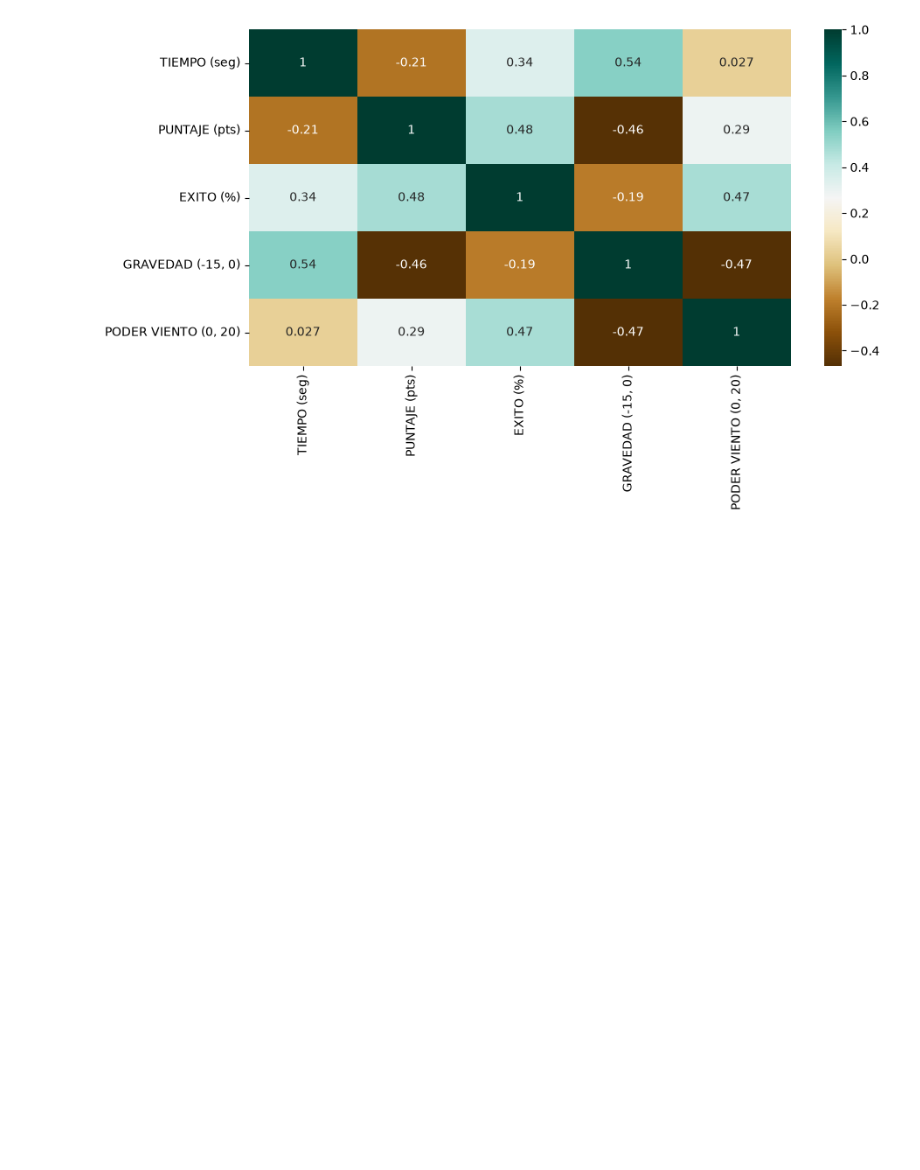
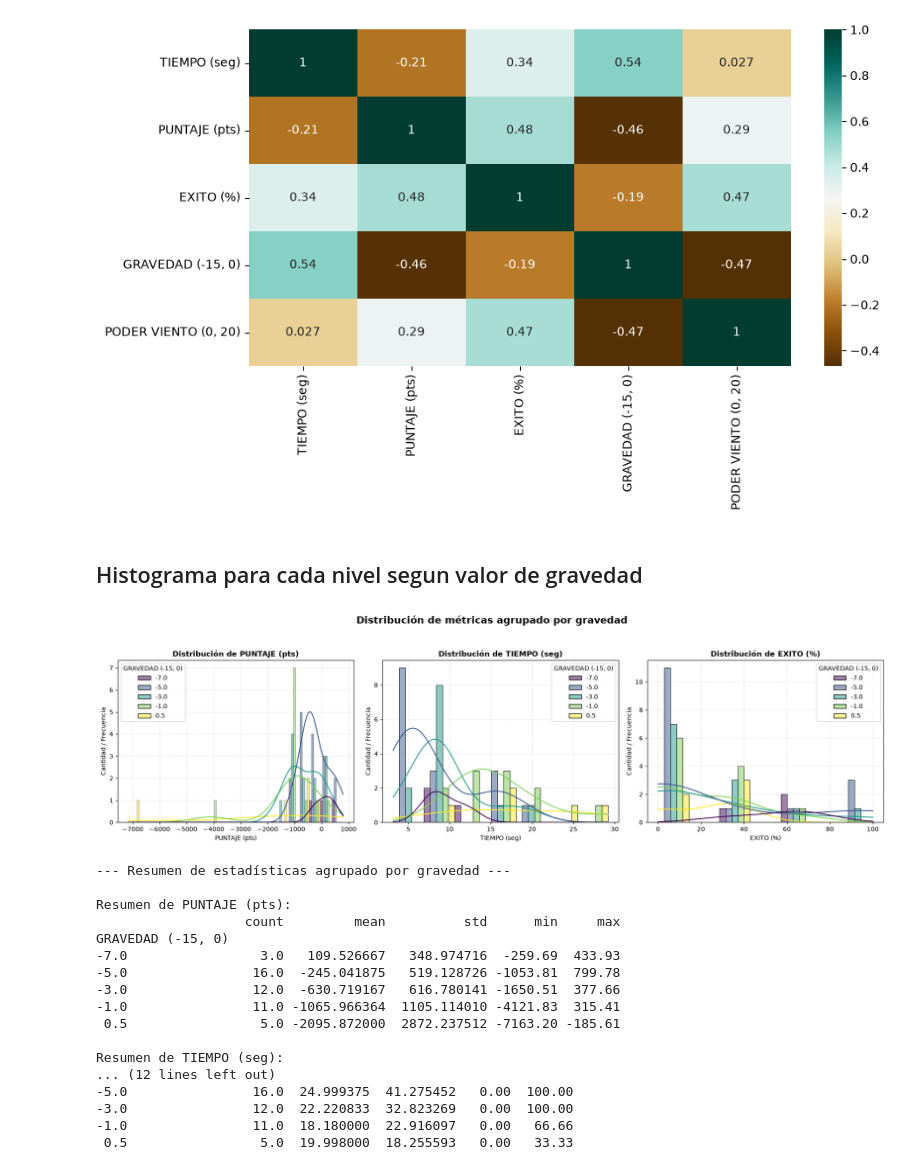
Before and after one commit to pdmeta108/fuzzy-classifier-adaptative-difficulty, a Jupyter notebook: src/notebooks/data_analysis.ipynb, the cells around one changed output. Drawn from its saved outputs; the diff is of its cells as text; code cells hidden in the pictures; blank space fills up the shorter version.

Commit message:
data analysis

```diff
--- a/src/notebooks/data_analysis.ipynb
+++ b/src/notebooks/data_analysis.ipynb
@@ -109,3 +92,64 @@ sns.heatmap(c,cmap="BrBG",annot=True)
 # %% [output]
 <Axes: >
 [figure]
+# %% [markdown]
+## Histograma para cada nivel segun valor de gravedad
+# %%
+# 2. Define Variables
+gravity_col = 'GRAVEDAD (-15, 0)'
+metrics = ['PUNTAJE (pts)', 'TIEMPO (seg)', 'EXITO (%)']
+
+# Get unique gravity values to dynamically adjust colors/labels
+unique_gravities = sorted(df[gravity_col].unique())
+
+# 3. Set up the plotting grid (1 row, 3 columns for the 3 metrics)
+fig, axes = plt.subplots(1, 3, figsize=(18, 5))
+fig.suptitle('Distribución de métricas agrupado por gravedad', fontsize=16, fontweight='bold', y=1.05)
+
+# 4. Generate Histograms
+for i, metric in enumerate(metrics):
+    # We use seaborn's histplot with 'hue' to automatically group and color by gravity
+    sns.histplot(
+        data=df,
+        x=metric,
+        hue=gravity_col,
+        palette='viridis',  # Clean color palette for distinct groups
+        multiple='dodge',   # Overlaps the bars transparently; change to 'dodge' if you prefer side-by-side
+        kde=True,           # Adds a kernel density estimation line to see the smooth distribution shape
+        ax=axes[i],
+        alpha=0.5
+    )
+    # Formatting each subplot
+    axes[i].set_title(f'Distribución de {metric}', fontsize=12, fontweight='bold')
+    axes[i].set_xlabel(metric, fontsize=10)
+    axes[i].set_ylabel('Cantidad / Frecuencia', fontsize=10)
+    axes[i].grid(True, linestyle=':', alpha=0.6)
+
+# Adjust layout to fit titles cleanly
+plt.tight_layout()
+plt.show()
+
+# 5. Optional: Print descriptive statistics grouped by gravity
+print("--- Resumen de estadísticas agrupado por gravedad ---")
+for metric in metrics:
+    print(f"\nResumen de {metric}:")
+    print(df.groupby(gravity_col)[metric].describe()[['count', 'mean', 'std', 'min', 'max']])
+# %% [output]
+[figure, added]
+--- Resumen de estadísticas agrupado por gravedad ---
+
+Resumen de PUNTAJE (pts):
+                   count         mean          std      min     max
+GRAVEDAD (-15, 0)
+-7.0                 3.0   109.526667   348.974716  -259.69  433.93
+-5.0                16.0  -245.041875   519.128726 -1053.81  799.78
+-3.0                12.0  -630.719167   616.780141 -1650.51  377.66
+-1.0                11.0 -1065.966364  1105.114010 -4121.83  315.41
+ 0.5                 5.0 -2095.872000  2872.237512 -7163.20 -185.61
+
+Resumen de TIEMPO (seg):
+... (12 lines left out)
+-5.0                16.0  24.999375  41.275452   0.00  100.00
+-3.0                12.0  22.220833  32.823269   0.00  100.00
+-1.0                11.0  18.180000  22.916097   0.00   66.66
+ 0.5                 5.0  19.998000  18.255593   0.00   33.33
```
Also changed, not shown: parts of 7 cells of this notebook.
